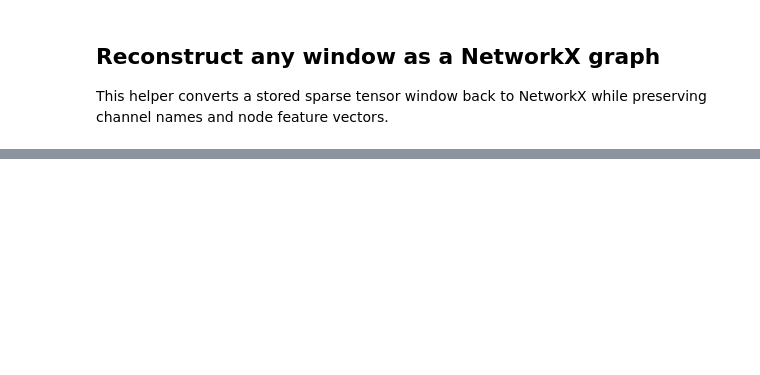
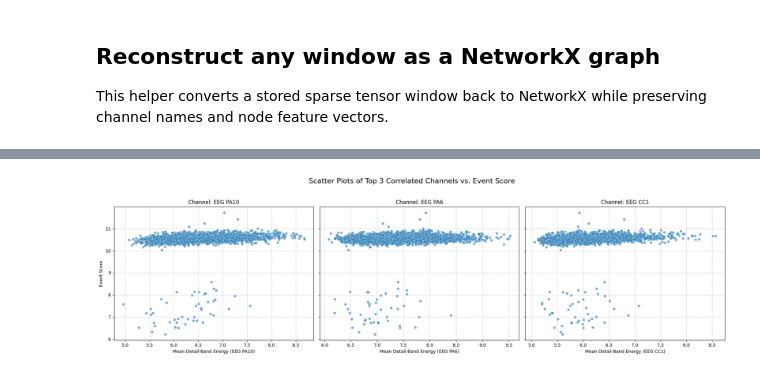
Before and after one commit to D2718281828nis/BioMedAI-sEEG-core-of-epilepsy, a Jupyter notebook: sEEG_temporal_wavelet_graph_colab.ipynb, the cells around one changed output, grey strips where cells are left out. Cells and saved outputs as stored; diff of their text form; code cells hidden in the pictures; blank space fills up the shorter version.

```diff
--- a/sEEG_temporal_wavelet_graph_colab.ipynb
+++ b/sEEG_temporal_wavelet_graph_colab.ipynb
@@ -405,0 +585,29 @@ print(reconstructed_event_graph)
+# %%
+import matplotlib.pyplot as plt
+import seaborn as sns
+
+# Get the top 3 positively correlated channels
+top_3_channels = correlation_df.head(3)['Channel'].tolist()
+
+fig, axes = plt.subplots(1, 3, figsize=(20, 6), sharey=True)
+fig.suptitle('Scatter Plots of Top 3 Correlated Channels vs. Event Score', fontsize=16)
+
+for i, channel_name in enumerate(top_3_channels):
+    ax = axes[i]
+    # Find the index of the channel in seeg_channels
+    channel_idx = seeg_channels.index(channel_name)
+
+    # Extract the mean detail-band log energy for the current channel across all windows
+    channel_detail_energy_series = node_features[:, channel_idx, detail_energy_slice].mean(dim=1)
+
+    sns.scatterplot(x=channel_detail_energy_series.numpy(), y=event_score.numpy(), ax=ax, alpha=0.6)
+    ax.set_title(f'Channel: {channel_name}')
+    ax.set_xlabel(f'Mean Detail-Band Energy ({channel_name})')
+    if i == 0: # Only set ylabel for the first subplot to avoid redundancy with sharey=True
+        ax.set_ylabel('Event Score')
+    ax.grid(True, linestyle='--', alpha=0.7)
+
+plt.tight_layout(rect=[0, 0.03, 1, 0.95]) # Adjust layout to make space for suptitle
+plt.show()
+# %% [output]
+[figure, added]
```
Also changed, not shown: parts of 13 cells of this notebook.
